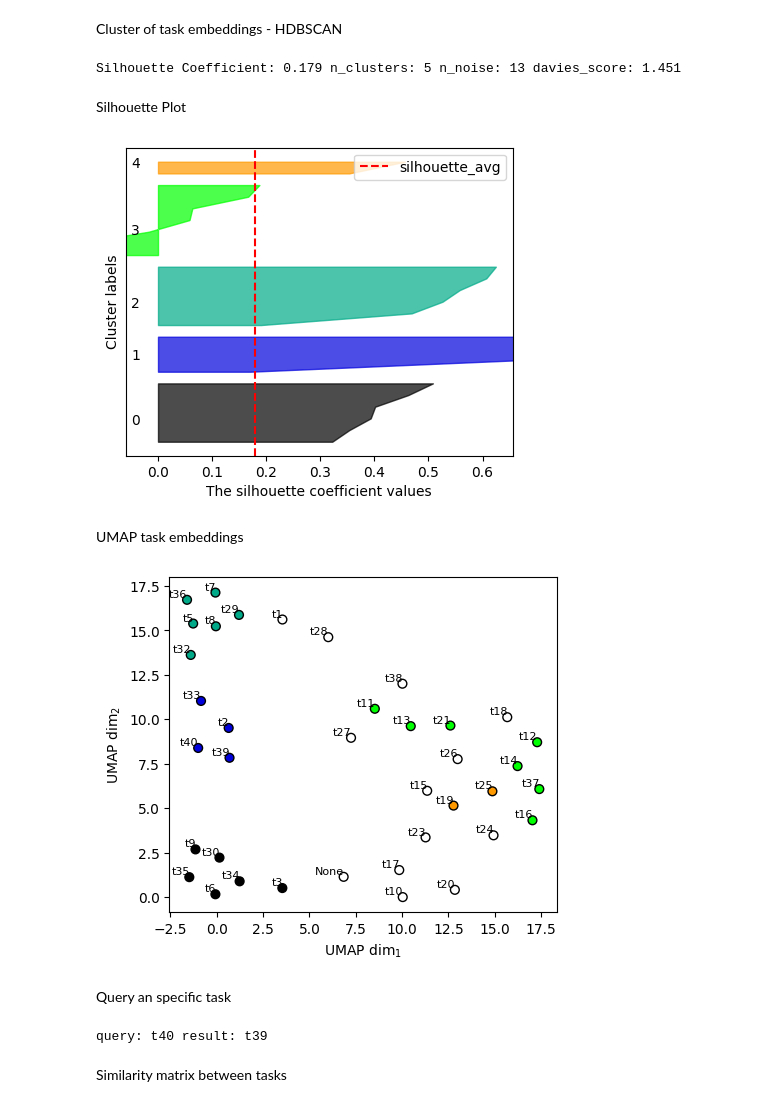
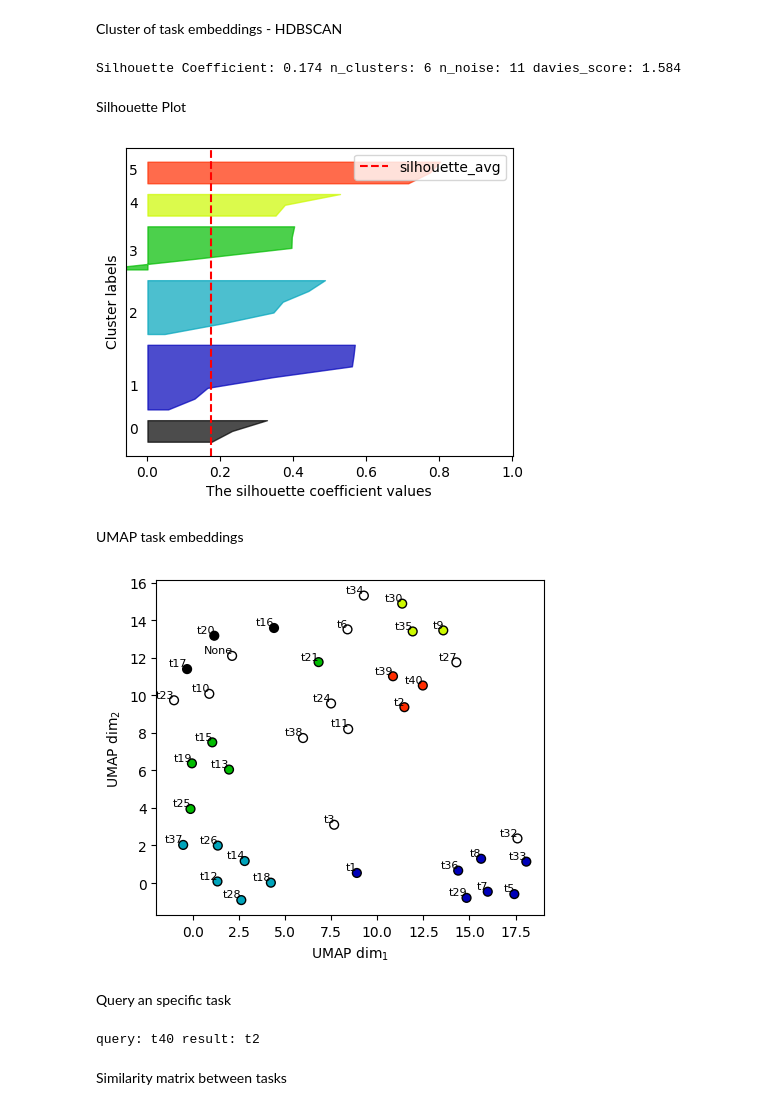
Before and after one commit to juancolonna/PetriNet2Vec, a Jupyter notebook: GT_embeddings_clusters.ipynb, the cells around one changed output. Cells and saved outputs as stored; diff of their text form; code cells hidden in the pictures.

```diff
--- a/GT_embeddings_clusters.ipynb
+++ b/GT_embeddings_clusters.ipynb
@@ -45,7 +47,26 @@ def reverse_dict(original_dict):
         reversed_dict[value] = key
     return reversed_dict
 
-def plot_shilhouette(embeddings_vectors, labels):
+def build_tree_rules(models, labels, n_clusters):
+    X = np.zeros((len(models),6))
+    y = np.zeros((len(models)))
+
+    k = 0
+    for cluster in range(n_clusters):
+        for i in np.where(labels==cluster)[0]:
+            # converting names files to features and clusters to labels
+            input_string = models[i].split('.')[0].split('_')[1]
+            for j, char in enumerate(input_string):
+                X[k, j] = char
+            y[k] = cluster
+            k += 1
+
+    clf = tree.DecisionTreeClassifier(random_state=0)
+    clf = clf.fit(X, y)
+    text_representation = tree.export_text(clf)
+    print(text_representation)
+
+def plot_shilhouette(embeddings_vectors, labels, file_name):
 
     # Compute the silhouette scores for each sample
     sample_silhouette_values = metrics.silhouette_samples(embeddings_vectors, labels)
@@ -85,6 +106,7 @@ def plot_shilhouette(embeddings_vectors, labels):
     ax1.axvline(x=silhouette_avg, color="red", linestyle="--", label='silhouette_avg')
     ax1.set_yticks([])  # Clear the yaxis labels / ticks
     plt.legend(loc='upper right')
+    plt.savefig('/home/juan/Research/Artigos escritos/Embedding Process Mining Models/figures/'+file_name+'.png')
     plt.show()
 
     return colors
@@ -111,7 +133,7 @@ model = PetriNet2Vec(embedding_dim=8, # '8' minimum acceptable number of embeddi
 
 # Optional line: Uncomment to initialize weights from a checkpoint, ensuring consistent results across multiple script executions.
 model.load_model_from("initial_model_weights")
-model.fit(petriNets, epochs=100)
+model.fit(petriNets, epochs=1000)
 model.save_model("trained_model")
 # %% [markdown]
 Tasks histogram
@@ -262,24 +315,24 @@ Cluster of task embeddings - HDBSCAN
 # %%
 embeddings_vectors = normalize(model.get_task_embeddings().copy())
 cluster = hdbscan.HDBSCAN(min_cluster_size=2) # Hierarchical DBSCAN with cosine similarity
-labels = cluster.fit_predict(embeddings_vectors)
-n_clusters = len(set(labels)) - (1 if -1 in labels else 0) # Number of clusters in labels, ignoring noise if present.
-n_noise = list(labels).count(-1)
-Silhouette = metrics.silhouette_score(embeddings_vectors, labels)
-davies_score = metrics.davies_bouldin_score(embeddings_vectors, labels)
+labels_task = cluster.fit_predict(embeddings_vectors)
+n_clusters_tasks = len(set(labels_task)) - (1 if -1 in labels_task else 0) # Number of clusters in labels, ignoring noise if present.
+n_noise = list(labels_task).count(-1)
+Silhouette = metrics.silhouette_score(embeddings_vectors, labels_task)
+davies_score = metrics.davies_bouldin_score(embeddings_vectors, labels_task)
 
 print(f"Silhouette Coefficient: {Silhouette:.3f}",
-        'n_clusters:', n_clusters,
+        'n_clusters:', n_clusters_tasks,
         'n_noise:', n_noise,
         f"davies_score: {davies_score:.3f}")
 # %% [output]
-Silhouette Coefficient: 0.179 n_clusters: 5 n_noise: 13 davies_score: 1.451
+Silhouette Coefficient: 0.174 n_clusters: 6 n_noise: 11 davies_score: 1.584
 # %% [markdown]
 Silhouette Plot
 # %%
-colors = plot_shilhouette(embeddings_vectors, labels)
+colors = plot_shilhouette(embeddings_vectors, labels_task, file_name = 'silhouette_task')
 # %% [output]
-[figure, old version]
+[figure, new version]
 # %% [markdown]
 UMAP task embeddings
 # %%
@@ -299,9 +352,10 @@ for key, value in model._task_keys.items():
 #plt.colorbar()
 plt.xlabel(r'UMAP dim$_1$')
 plt.ylabel(r'UMAP dim$_2$')
+plt.savefig('/home/juan/Research/Artigos escritos/Embedding Process Mining Models/figures/UMAP_task.png')
 plt.show()
 # %% [output]
-[figure, old version]
+[figure, new version]
 # %% [markdown]
 Query an specific task
 # %%
@@ -313,6 +367,6 @@ nearest_neighbor = np.argsort(sim_matrix)[::-1][2]
 keys_task = reverse_dict(model._task_keys)
 print('query:', query, 'result:', keys_task[int(nearest_neighbor)])
 # %% [output]
-query: t40 result: t39
+query: t40 result: t2
 # %% [markdown]
 Similarity matrix between tasks
```
Also changed, not shown: parts of 17 cells of this notebook.
